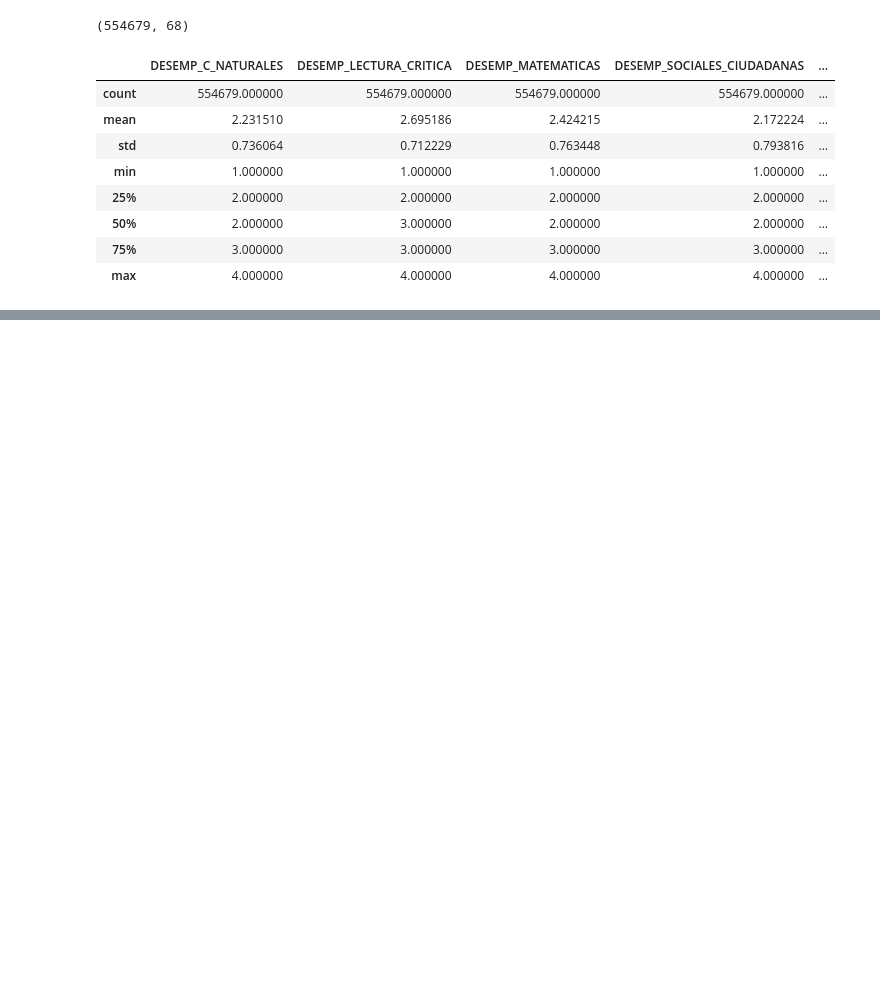
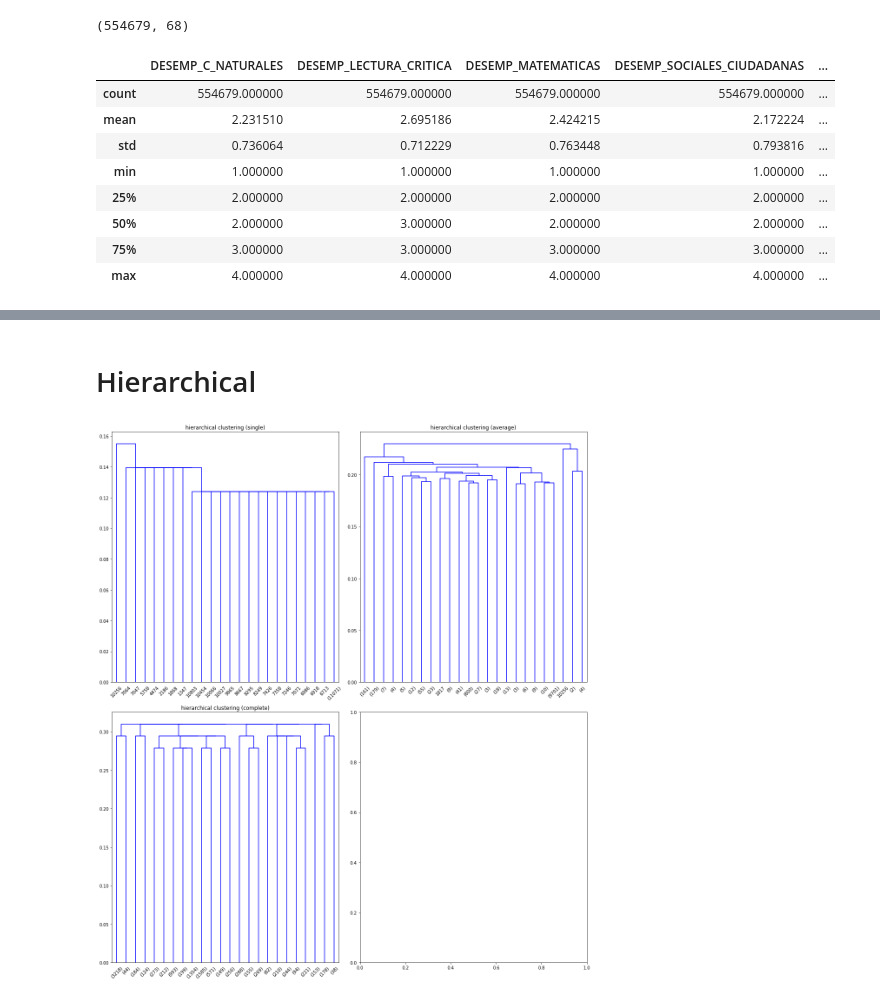
Before and after one commit to ingJSNA/dataMining2018, a Jupyter notebook: ICFES 4 Clustering.ipynb, the cells around one changed output, grey strips where cells are left out. Drawn from its saved outputs; the diff is of its cells as text; code cells hidden in the pictures; blank space fills up the shorter version.

```diff
--- a/ICFES 4 Clustering.ipynb
+++ b/ICFES 4 Clustering.ipynb
@@ -233,0 +286,27 @@ plot_silhouette_score(range_n_clusters)
+# %% [markdown]
+# Hierarchical
+# %%
+from scipy.cluster import hierarchy
+
+labels = dummies.columns
+
+methods = {'single', 'complete', 'average'}
+
+r, c = (2, 2)
+fig, axes = plt.subplots(r, c, figsize=(16, 9*r))
+plot_num = 1
+
+for method in methods:
+    # generate the linkage matrix
+    Z = hierarchy.linkage(X, method=method, metric='hamming')
+
+    # plot
+    ax = plt.subplot(r, c, plot_num)
+    dn = hierarchy.dendrogram(Z, p=24, truncate_mode='lastp')
+    ax.set_title("hierarchical clustering ("+method+")")
+    plot_num +=1
+
+plt.tight_layout()
+plt.show()
+# %% [output]
+[figure, added]
```
Also changed, not shown: parts of 9 cells of this notebook.
